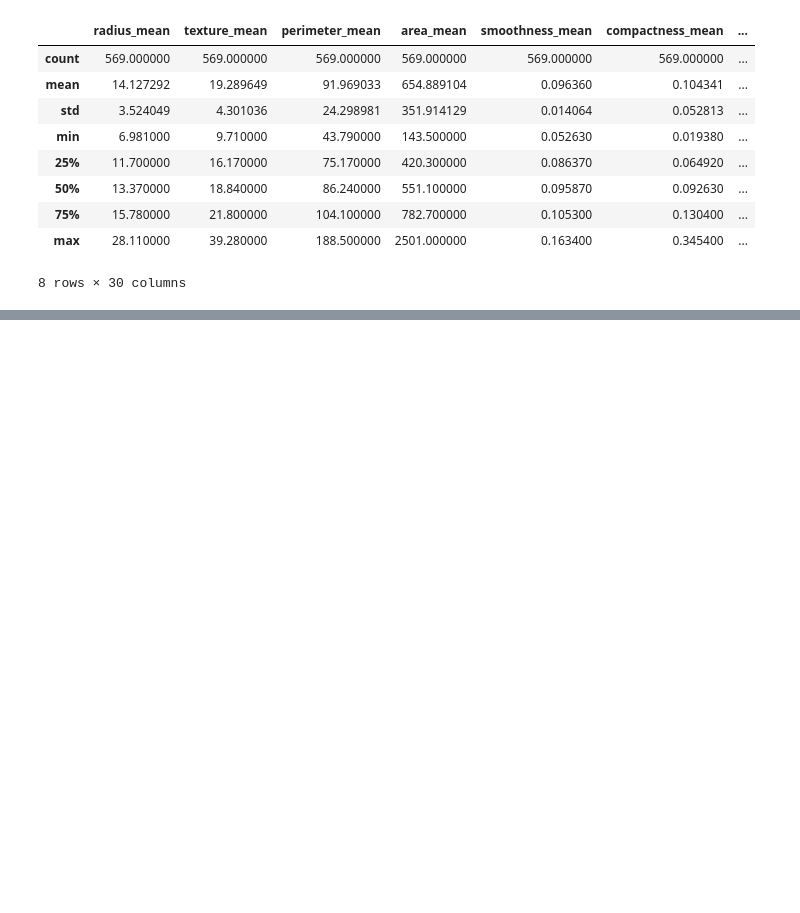
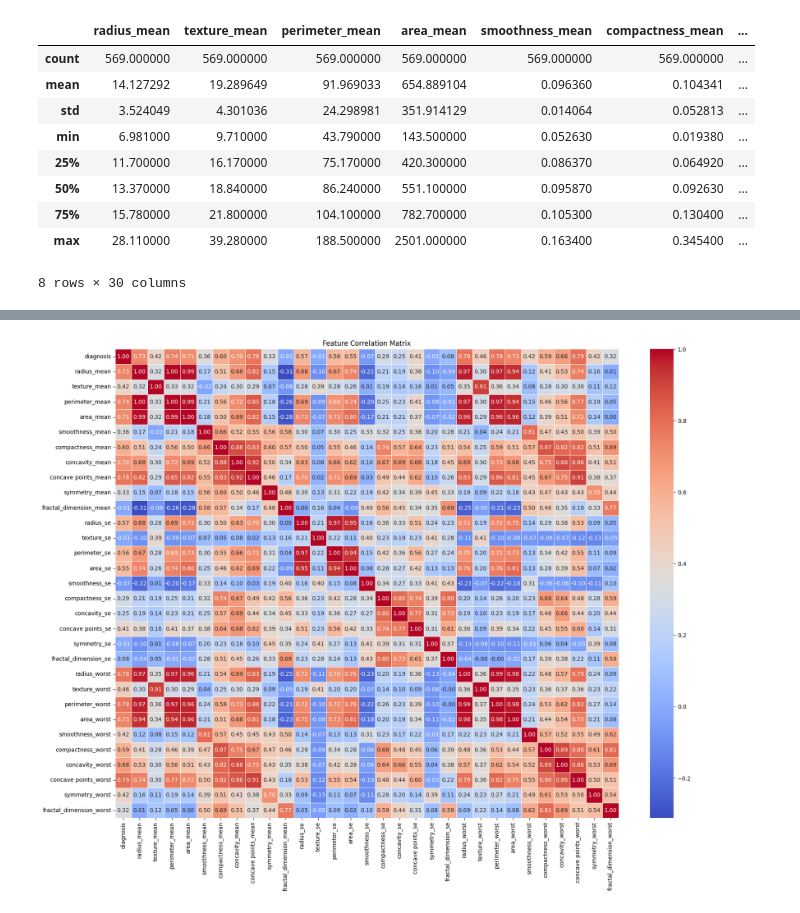
Before and after one commit to caioopra/trab_final_ML, a Jupyter notebook: src/binary_classification.ipynb, the cells around one changed output, grey strips where cells are left out. Cells and saved outputs as stored; diff of their text form; code cells hidden in the pictures; blank space fills up the shorter version.

```diff
--- a/src/binary_classification.ipynb
+++ b/src/binary_classification.ipynb
@@ -100,0 +130,19 @@ df.describe()
+# %%
+df['diagnosis'] = df['diagnosis'].map({'M': 1, 'B': 0})  # convertendo de Maligno e Benigno para 1 e 0
+# %%
+import seaborn as sns
+import matplotlib.pyplot as plt
+import pandas as pd
+
+# Assuming df is your DataFrame
+# Calculate the correlation matrix
+
+corr_matrix = df.corr()
+
+# # Plot the heatmap
+plt.figure(figsize=(20, 15))
+sns.heatmap(corr_matrix, annot=True, fmt=".2f", cmap='coolwarm', linewidths=0.5)
+plt.title('Feature Correlation Matrix')
+plt.show()
+# %% [output]
+[figure, added]
```
Also changed, not shown: parts of 12 cells of this notebook, 1 other file.
